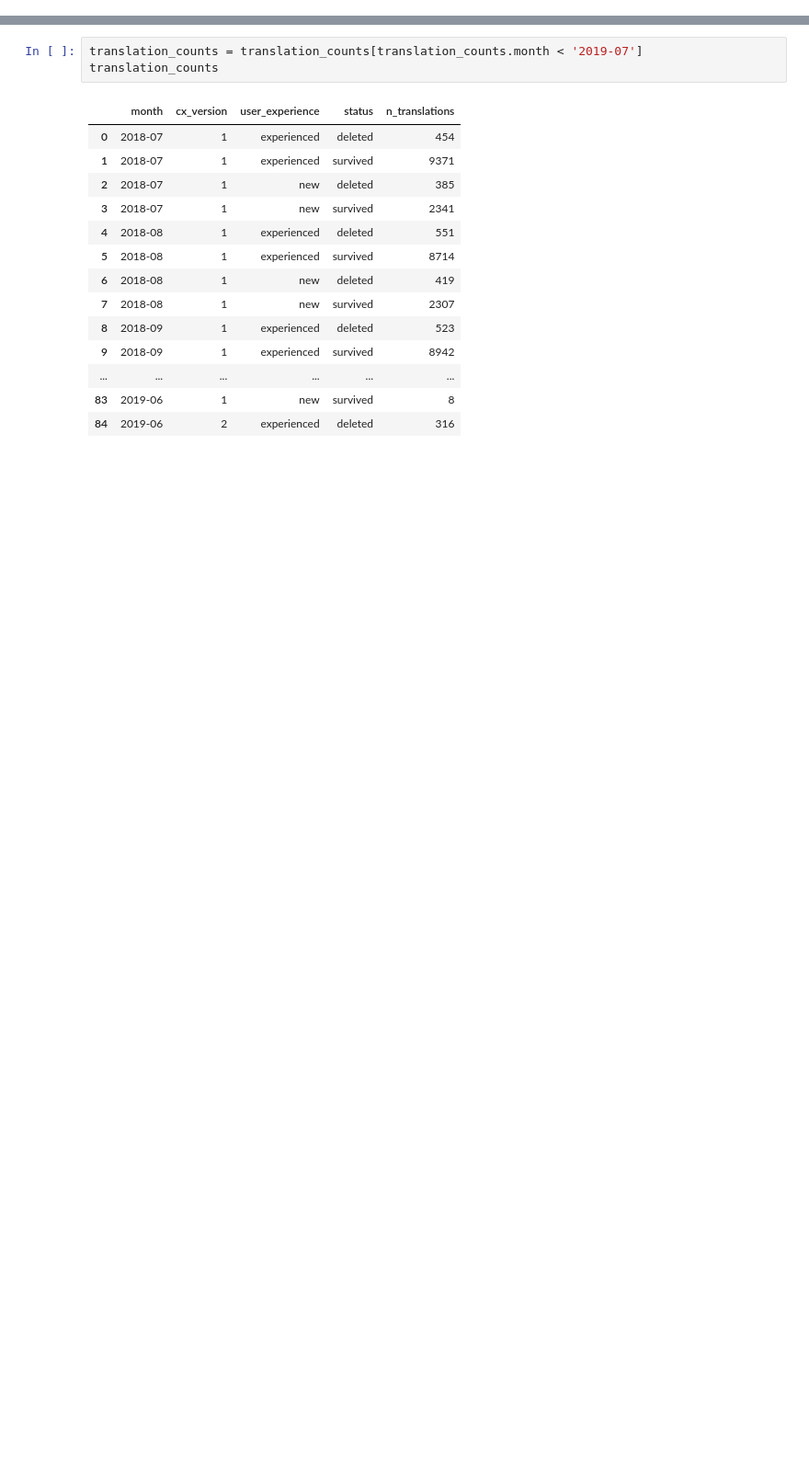
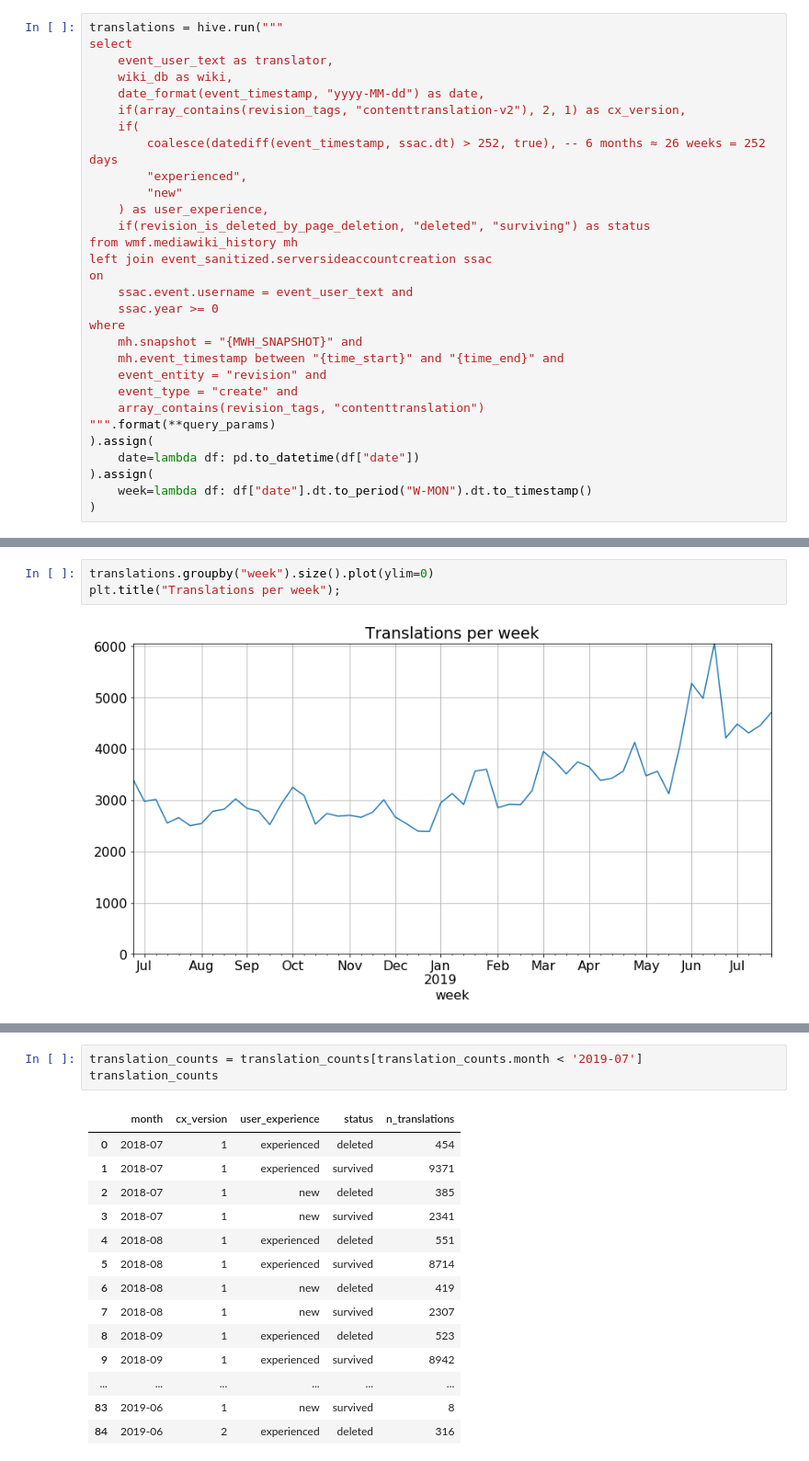
Before and after one commit to wikimedia-research/2018-19-Language-annual-plan-metrics, a Jupyter notebook: Language-metrics.ipynb, the cells around one changed output, grey strips where cells are left out. Shown at 92% size. Saved outputs shown, nothing was run; the diff lists cells and outputs as text; blank space fills up the shorter version.

Commit message:
Start 2019-20 annual plan metrics

```diff
--- a/Language-metrics.ipynb
+++ b/Language-metrics.ipynb
@@ -14,0 +31,30 @@ MWH_SNAPSHOT = "2019-06"
+# %%
+translations = hive.run("""
+select
+    event_user_text as translator,
+    wiki_db as wiki,
+    date_format(event_timestamp, "yyyy-MM-dd") as date,
+    if(array_contains(revision_tags, "contenttranslation-v2"), 2, 1) as cx_version,
+    if(
+        coalesce(datediff(event_timestamp, ssac.dt) > 252, true), -- 6 months ≈ 26 weeks = 252 days
+        "experienced",
+        "new"
+    ) as user_experience,
+    if(revision_is_deleted_by_page_deletion, "deleted", "surviving") as status
+from wmf.mediawiki_history mh
+left join event_sanitized.serversideaccountcreation ssac
+on
+    ssac.event.username = event_user_text and
+    ssac.year >= 0
+where
+    mh.snapshot = "{MWH_SNAPSHOT}" and
+    mh.event_timestamp between "{time_start}" and "{time_end}" and
+    event_entity = "revision" and
+    event_type = "create" and
+    array_contains(revision_tags, "contenttranslation")
+""".format(**query_params)
+).assign(
+    date=lambda df: pd.to_datetime(df["date"])
+).assign(
+    week=lambda df: df["date"].dt.to_period("W-MON").dt.to_timestamp()
+)
@@ -14,0 +81,5 @@ MWH_SNAPSHOT = "2019-06"
+# %%
+translations.groupby("week").size().plot(ylim=0)
+plt.title("Translations per week");
+# %% [output]
+[figure, added]
```
Also changed, not shown: parts of 14 cells of this notebook.
